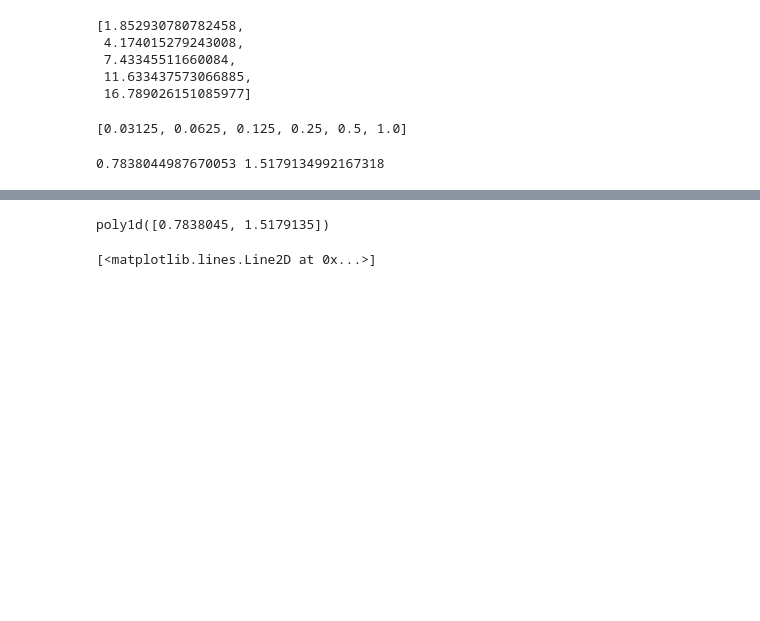
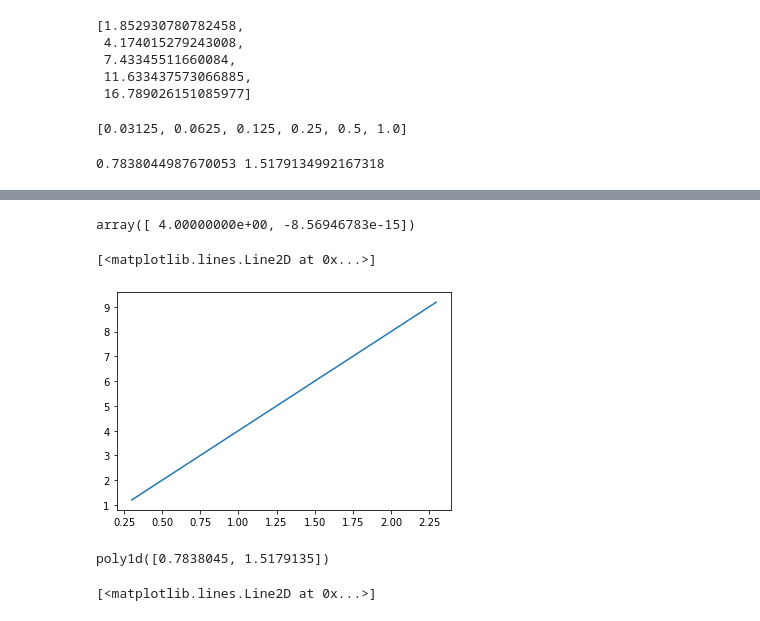
Before and after one commit to sdorsher/ThreeBodyOrbits, a Jupyter notebook: TwoStarsOnePlanet_convergenceTest.ipynb, the cells around one changed output, grey strips where cells are left out. Saved outputs shown, nothing was run; the diff lists cells and outputs as text; code cells hidden in the pictures; blank space fills up the shorter version.

Commit message:
Checked the obvious. log10 y = N log10 x using a fourth order power law in matplotlib. No mistake. The power of the exponent really is wrong.

```diff
--- a/TwoStarsOnePlanet_convergenceTest.ipynb
+++ b/TwoStarsOnePlanet_convergenceTest.ipynb
@@ -291,2 +301,6 @@ print(slope,intercept)
 # %%
 errfn=np.poly1d(fitparam)
+# %%
+xvals=2*np.arange(1,100)
+# %%
+yvals = xvals**4
@@ -293,3 +309,12 @@ errfn=np.poly1d(fitparam)
+# %%
+xyfitparam
+# %% [output]
+array([ 4.00000000e+00, -8.56946783e-15])
+# %%
+plt.plot(np.log10(xvals),np.log10(yvals))
+# %% [output]
+[<matplotlib.lines.Line2D at 0x...>]
+[figure, added]
 # %%
 errfn
 # %% [output]
```
Also changed, not shown: parts of 11 cells of this notebook.
